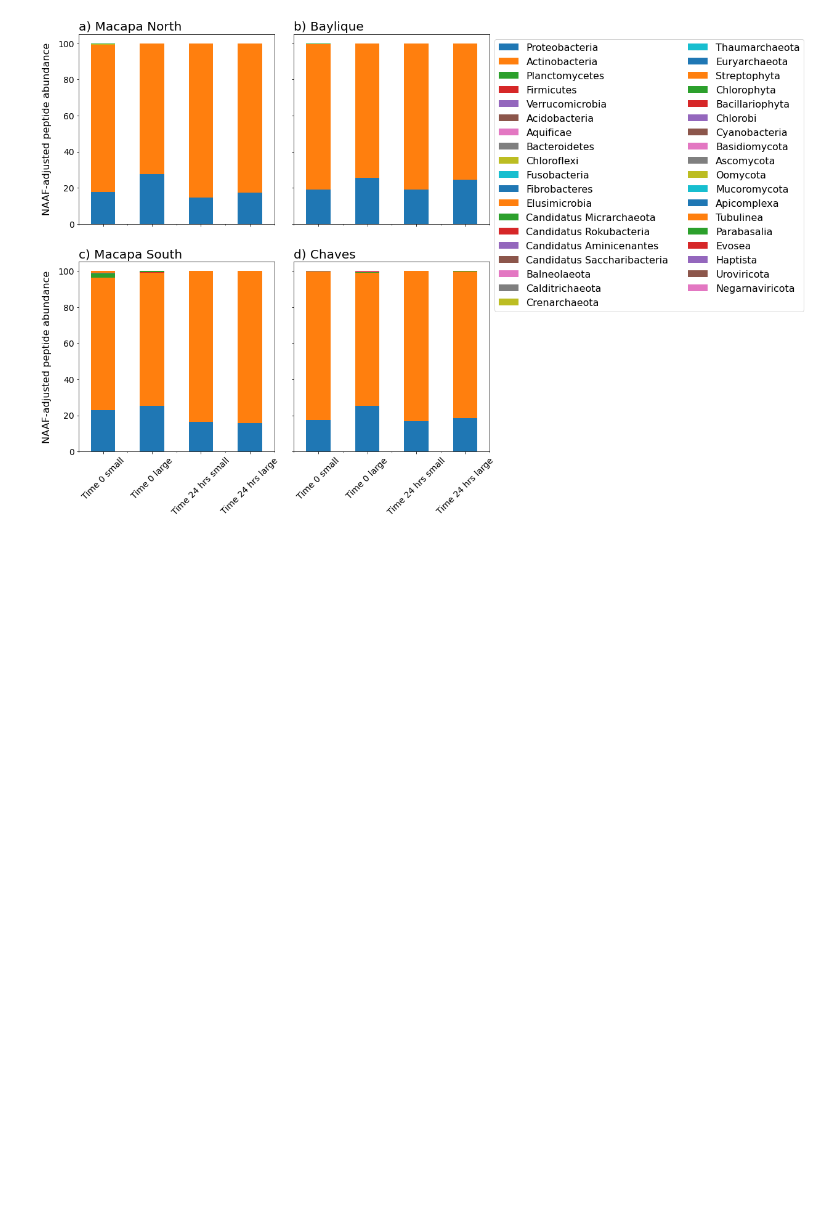
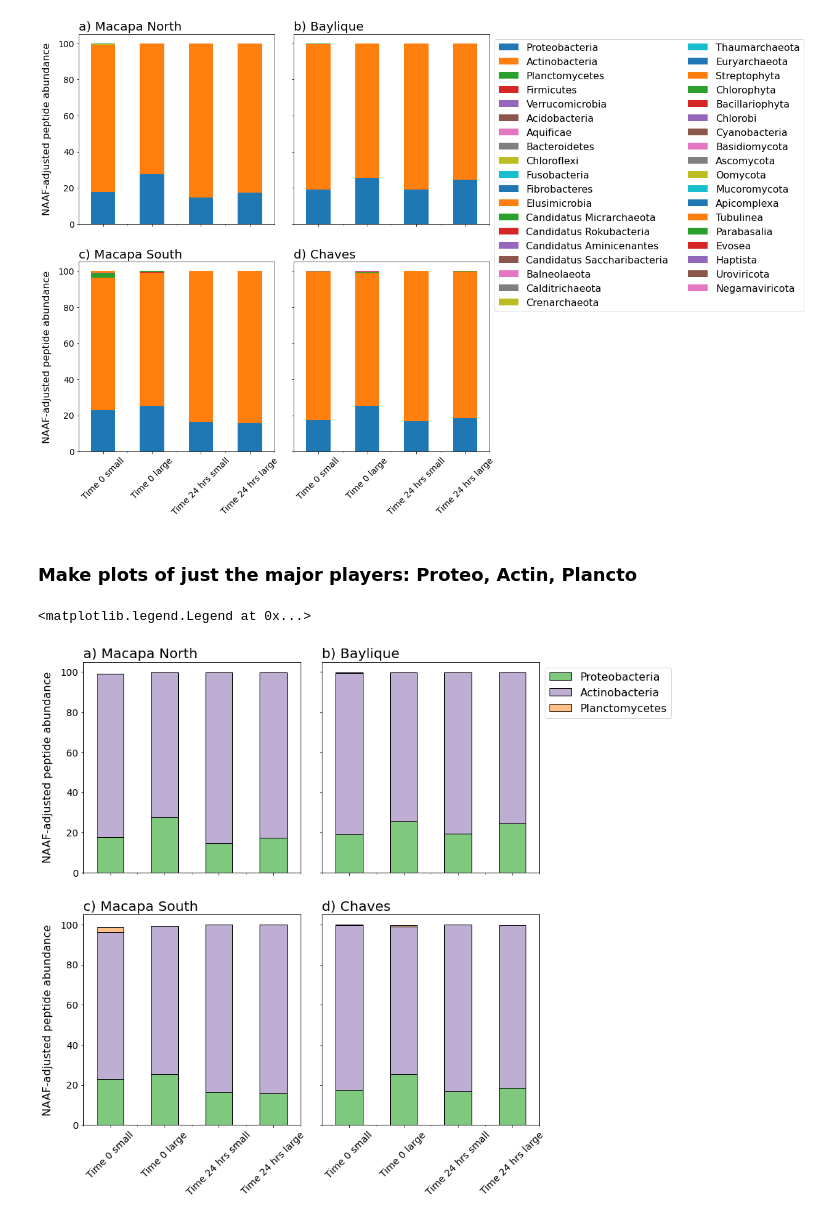
Before and after one commit to MeganEDuffy/amazon, a Jupyter notebook: notebooks/Trocas7_INCUBATIONS/Taxa-comp/All-stations-taxa.ipynb, the cells around one changed output. Drawn from its saved outputs; the diff is of its cells as text; code cells hidden in the pictures; blank space fills up the shorter version.

Commit message:
plotted minor and major taxa amazon in nb python

```diff
--- a/notebooks/Trocas7_INCUBATIONS/Taxa-comp/All-stations-taxa.ipynb
+++ b/notebooks/Trocas7_INCUBATIONS/Taxa-comp/All-stations-taxa.ipynb
@@ -74,3 +81,62 @@ axes[0,1].legend(handles[::1], labels[::1], bbox_to_anchor=(1,1), loc="upper lef
 # %% [output]
 <matplotlib.legend.Legend at 0x...>
 [figure]
+# %% [markdown]
+### Make plots of just the major players: Proteo, Actin, Plancto
+# %%
+# made dfs for each station that are just these top three phyla
+
+MN_maj = MN_T[['Proteobacteria', 'Actinobacteria', 'Planctomycetes']].copy()
+MS_maj = MS_T[['Proteobacteria', 'Actinobacteria', 'Planctomycetes']].copy()
+BY_maj = BY_T[['Proteobacteria', 'Actinobacteria', 'Planctomycetes']].copy()
+CV_maj = CV_T[['Proteobacteria', 'Actinobacteria', 'Planctomycetes']].copy()
+# %%
+fig, axes = plt.subplots(figsize=(10, 10),nrows=2, ncols=2, sharex = True, sharey = True)
+
+plt.tight_layout()
+
+plt.subplots_adjust(left=None, bottom=None, right=None, top=None, wspace=0.1, hspace=0.2)
+
+labels = ['Time 0 small', 'Time 0 large', 'Time 24 hrs small', 'Time 24 hrs large']
+
+colors = ['#7fc97f', '#beaed4', '#fdc086']
+
+#  Macapa North
+MN_maj.plot(ax = axes[0,0], kind='bar', stacked=True, color = colors, edgecolor = 'black')
+axes[0,0].set_title('a) Macapa North', fontsize = 20, loc='left')
+axes[0,0].set_ylabel("NAAF-adjusted peptide abundance", labelpad=10, fontsize = 16)
+axes[0,0].set_xticklabels(labels, rotation = 45)
+axes[0,0].get_legend().remove()
+axes[0,0].tick_params(axis='y', labelsize= 14)
+
+
+#  Baylique
+BY_maj.plot(ax = axes[0,1], kind='bar', stacked=True, color = colors, edgecolor = 'black')
+axes[0,1].set_title('b) Baylique', fontsize = 20, loc='left')
+axes[0,1].get_legend().remove()
+axes[0,1].tick_params(axis='y', labelsize= 14)
+#axes[0,1].legend(bbox_to_anchor=(1,1), loc="upper left", fontsize = 14, ncol = 2)
+
+#  Macapa South
+MS_maj.plot(ax = axes[1,0], kind='bar', stacked=True, color = colors, edgecolor = 'black')
+axes[1,0].set_title('c) Macapa South', fontsize = 20, loc='left')
+axes[1,0].set_ylabel("NAAF-adjusted peptide abundance", labelpad=10, fontsize = 16)
+axes[1,0].get_legend().remove()
+axes[1,0].set_xticklabels(labels, rotation = 45, fontsize = 14)
+axes[1,0].tick_params(axis='y', labelsize= 14)
+
+#  Chaves
+CV_maj.plot(ax = axes[1,1], kind='bar', stacked=True, color = colors, edgecolor = 'black')
+axes[1,1].set_title('d) Chaves', fontsize = 20, loc='left')
+axes[1,1].get_legend().remove()
+axes[1,1].set_xticklabels(labels, rotation = 45, fontsize = 14)
+axes[1,1].tick_params(axis='y', labelsize= 14)
+
+#handles, labels = axes[0,1].get_legend_handles_labels()
+#axes[0,1].legend(handles[::-1], labels[::-1], bbox_to_anchor=(1,1), loc="upper left", fontsize = 12, ncol = 2)
+
+handles, labels = axes[0,1].get_legend_handles_labels()
+axes[0,1].legend(handles[::1], labels[::1], bbox_to_anchor=(1,1), loc="upper left", fontsize = 16, ncol = 1)
+# %% [output]
+<matplotlib.legend.Legend at 0x...>
+[figure, added]
```
Also changed, not shown: parts of 4 cells of this notebook, 2 other files.
